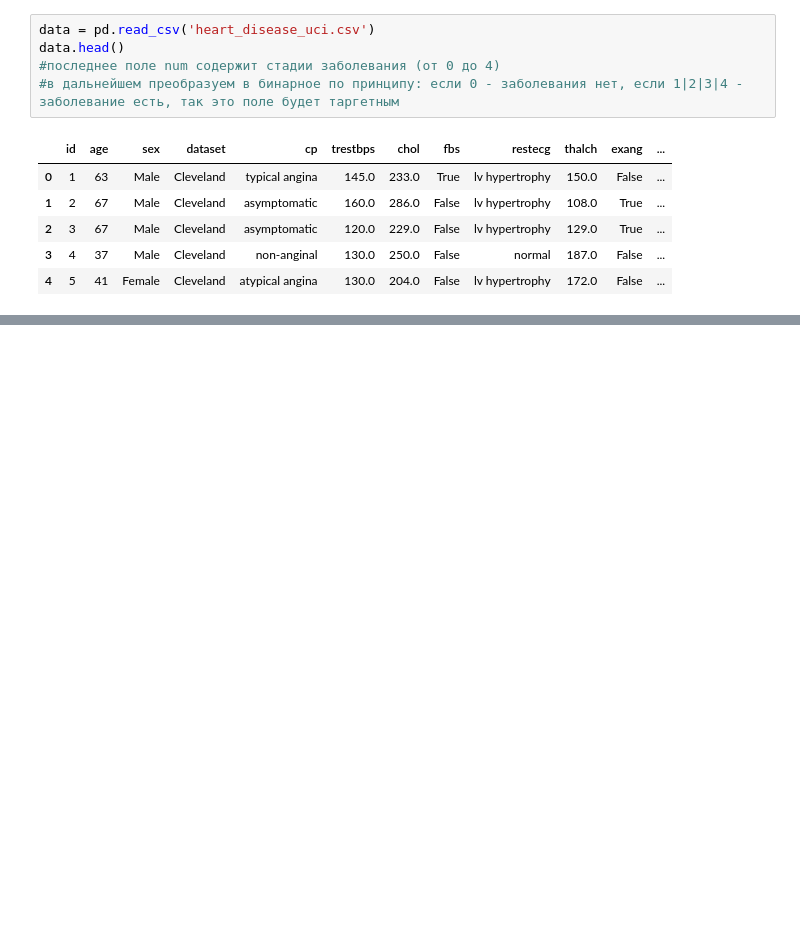
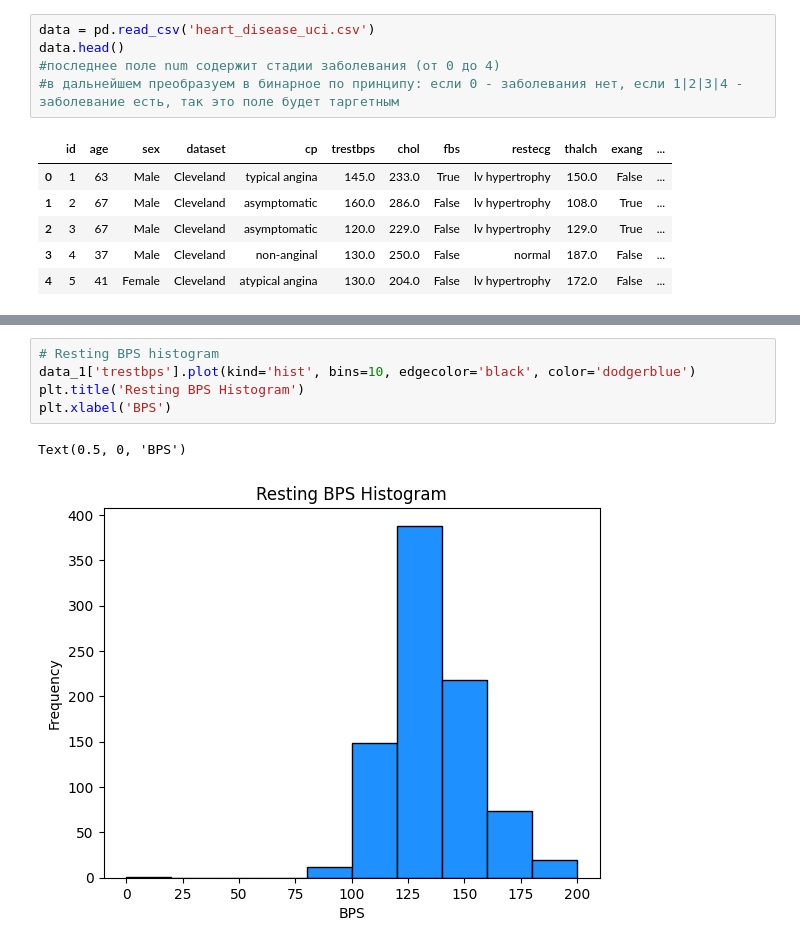
Before and after one commit to KalachevRoman/msu_homework, a Jupyter notebook: project.ipynb, the cells around one changed output, grey strips where cells are left out. Saved outputs shown, nothing was run; the diff lists cells and outputs as text; blank space fills up the shorter version.

```diff
--- a/project.ipynb
+++ b/project.ipynb
@@ -32,0 +121,8 @@ data.head()
+# %%
+# Resting BPS histogram
+data_1['trestbps'].plot(kind='hist', bins=10, edgecolor='black', color='dodgerblue')
+plt.title('Resting BPS Histogram')
+plt.xlabel('BPS')
+# %% [output]
+Text(0.5, 0, 'BPS')
+[figure, added]
```
Also changed, not shown: parts of 25 cells of this notebook.
